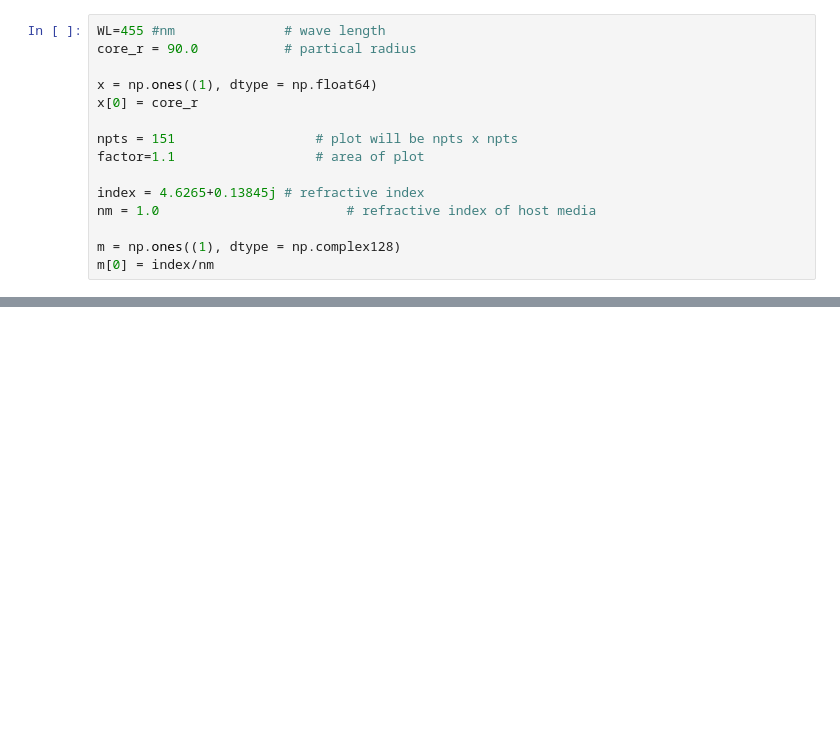
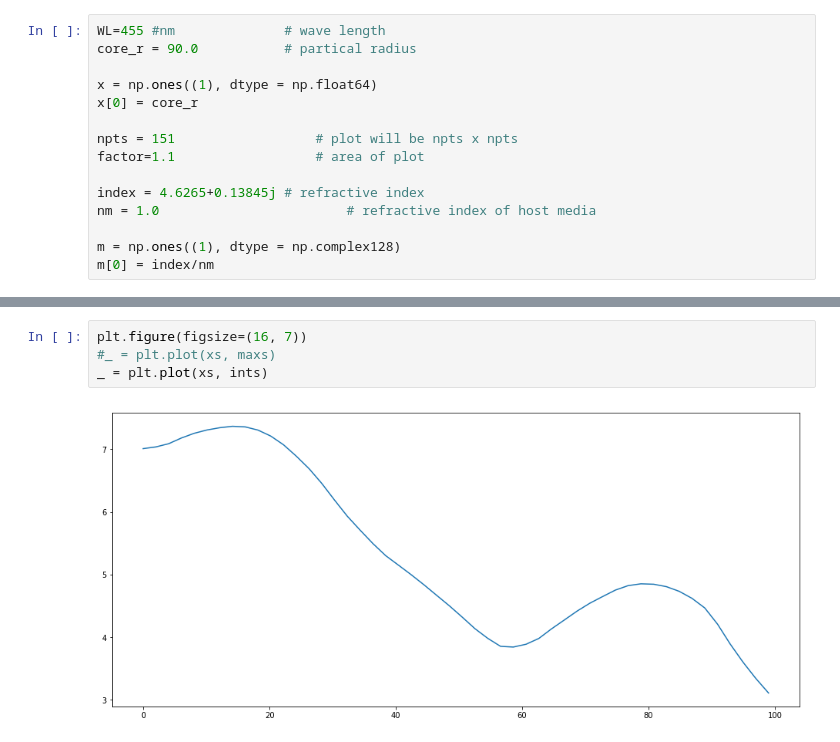
Before and after one commit to BioRyajenka/scattnlay, a Jupyter notebook: examples/Untitled.ipynb, the cells around one changed output, grey strips where cells are left out. Cells and saved outputs as stored; diff of their text form; blank space fills up the shorter version.

```diff
--- a/examples/Untitled.ipynb
+++ b/examples/Untitled.ipynb
@@ -200,0 +254,6 @@ ys = np.vectorize(lambda t: evaluate(normalize_units(t).reshape(1)[0], normalize
+# %%
+plt.figure(figsize=(16, 7))
+#_ = plt.plot(xs, maxs)
+_ = plt.plot(xs, ints)
+# %% [output]
+[figure, added]
```
Also changed, not shown: parts of 25 cells of this notebook, 1 other file.
